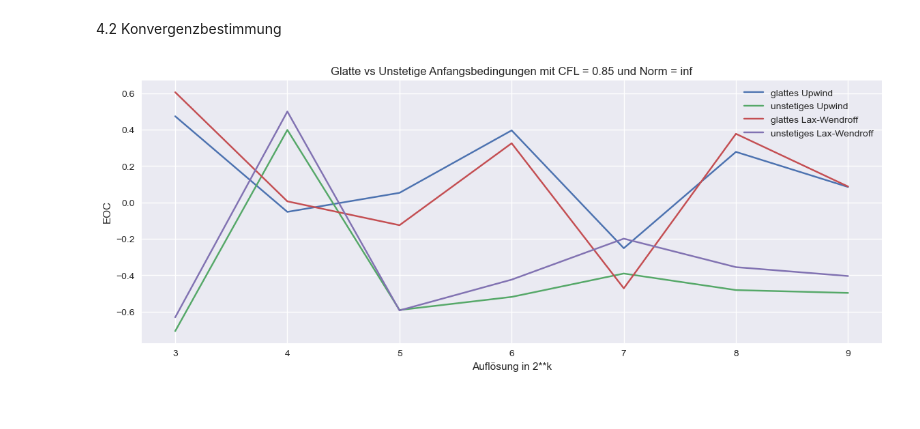
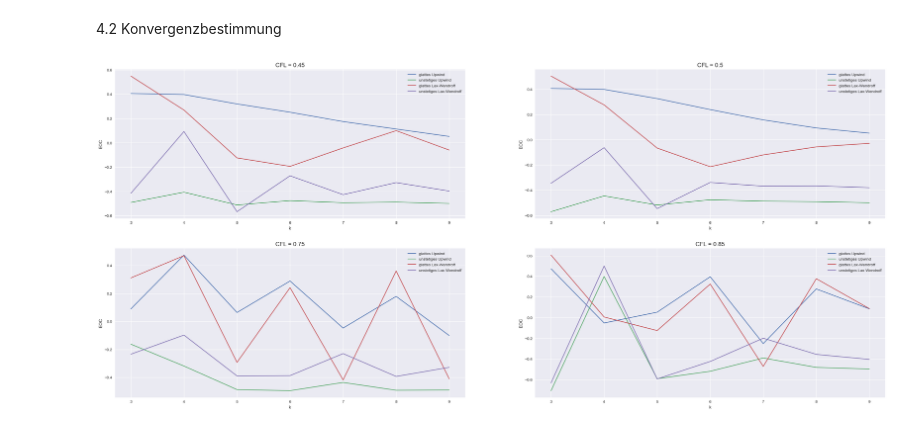
Before and after one commit to Javiermateor/Flachwassergleichung, a Jupyter notebook: HA4.ipynb, the cells around one changed output. Cells and saved outputs as stored; diff of their text form; code cells hidden in the pictures.

```diff
--- a/HA4.ipynb
+++ b/HA4.ipynb
@@ -259,35 +260,52 @@ def konvergenz(CFL, k, norm,verfahren):
 # %%
+plt.style.use('seaborn')
+
 x = np.array([3,4,5,6,7,8,9])
 ks = np.array([3,4,5,6,7,8,9])
+
 norm=np.inf
-eoc_glatt_upwind = []
-eoc_unstetig_upwind = []
 
-eoc_glatt_lax = []
-eoc_unstetig_lax = []
-CFL = 0.85
+CFLs = [0.45, 0.5, 0.75, 0.85]
+# CFLs = [0.45]
 
-for k in ks:
-    EOC_glatt_upwind, EOC_unstetig_upwind = konvergenz(CFL = CFL, k = k, norm = norm, verfahren = "UpWind")
-    eoc_glatt_upwind.append(EOC_glatt_upwind)
-    eoc_unstetig_upwind.append(EOC_unstetig_upwind)
+fig = plt.figure(figsize=(35, 15))
+# fig.suptitle(f'Glatte vs Unstetige Anfangsbedingungen mit Norm = {norm}', fontsize=16)
 
-    EOC_glatt_lax, EOC_unstetig_lax = konvergenz(CFL = CFL, k = k, norm = norm, verfahren = "Lax-Wendroff")
-    eoc_glatt_lax.append(EOC_glatt_lax)
-    eoc_unstetig_lax.append(EOC_unstetig_lax)
+
+i=1
+
+for CFL in CFLs:
+    eoc_glatt_upwind = []
+    eoc_unstetig_upwind = []
+
+    eoc_glatt_lax = []
+    eoc_unstetig_lax = []
+
+    for k in ks:
+        # Upwind Verfahren
+        EOC_glatt_upwind, EOC_unstetig_upwind = konvergenz(CFL = CFL, k = k, norm = norm, verfahren = "UpWind")
+        eoc_glatt_upwind.append(EOC_glatt_upwind)
+        eoc_unstetig_upwind.append(EOC_unstetig_upwind)
+
+        # Lax-Wendroff Verfahren
+        EOC_glatt_lax, EOC_unstetig_lax = konvergenz(CFL = CFL, k = k, norm = norm, verfahren = "Lax-Wendroff")
+        eoc_glatt_lax.append(EOC_glatt_lax)
+        eoc_unstetig_lax.append(EOC_unstetig_lax)
+
+
+    #Subplots
+    ax = fig.add_subplot(2,2,i)
+    ax.plot(x, eoc_glatt_upwind, label='glattes Upwind')
+    ax.plot(x, eoc_unstetig_upwind, label='unstetiges Upwind')
+    ax.plot(x, eoc_glatt_lax, label='glattes Lax-Wendroff')
+    ax.plot(x, eoc_unstetig_lax, label='unstetiges Lax-Wendroff')
+    ax.title.set_text(f'CFL = {CFL}')
+    ax.title.set_fontsize(15)
+    ax.set_xlabel('k')
+    ax.set_ylabel('EOC')
+    plt.legend()
+    i+=1
+
+plt.show()
+# %% [output]
+[figure, added]
-# %%
-plt.style.use('seaborn')
-
-fig = plt.figure(figsize=(14,5))
-
-plt.plot(x, eoc_glatt_upwind, label='glattes Upwind')
-plt.plot(x, eoc_unstetig_upwind, label='unstetiges Upwind')
-plt.plot(x, eoc_glatt_lax, label='glattes Lax-Wendroff')
-plt.plot(x, eoc_unstetig_lax, label='unstetiges Lax-Wendroff')
-plt.title(f'Glatte vs Unstetige Anfangsbedingungen mit CFL = {CFL} und Norm = {norm}')
-plt.xlabel('Auflösung in 2**k')
-plt.ylabel('EOC')
-plt.legend()
-plt.show()
-# %% [output]
-[figure, removed]
```
Also changed, not shown: parts of 2 cells of this notebook.
